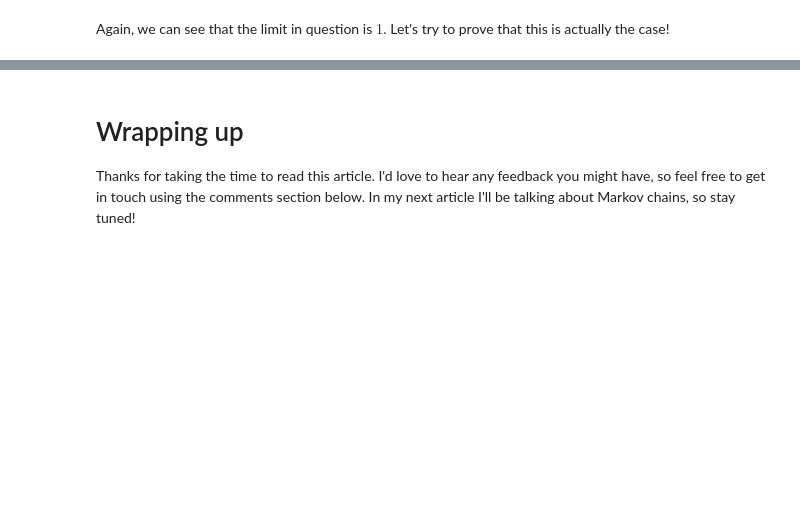
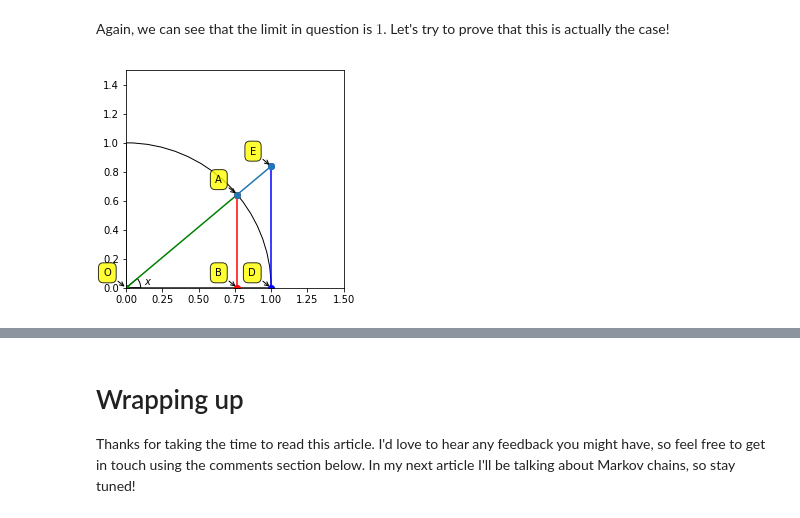
Before and after one commit to ramiruhayel/jupyter-notebooks, a Jupyter notebook: derivative-sin-function/index.ipynb, the cells around one changed output, grey strips where cells are left out. Drawn from its saved outputs; the diff is of its cells as text; code cells hidden in the pictures; blank space fills up the shorter version.

```diff
--- a/derivative-sin-function/index.ipynb
+++ b/derivative-sin-function/index.ipynb
@@ -138,39 +149,35 @@ ax1.text(0.12,0.025,'$x$')
 #Circle
 ax1.add_patch(
     patches.Wedge(
         (0., 0.),     # (x,y)
         1,            # radius
         0,             # theta1 (in degrees)
         90,             # theta2
         fill=False      # remove background
 
     ))
 ax1.set_xlim([0, 1.5])
 ax1.set_ylim([0, 1.5])
 #OA
 x3, y3 = [0.0, np.cos(x_rad)], [0.0,np.sin(x_rad)]
 plt.plot(x3,y3,color='g',marker='o')
 #ED
 x2, y2 = [1.0, 1.0], [0.0,np.tan(x_rad)]
 plt.plot(x2, y2, color='b',marker='o')
 #AB
 x0, y0 = [np.cos(x_rad), np.cos(x_rad)], [0.0,np.sin(x_rad)]
 plt.plot(x0, y0, color='r',marker='o')
 #AE
 x1, y1 = [np.cos(x_rad), 1.0], [np.sin(x_rad), np.tan(x_rad)]
 plt.plot(x1, y1, marker = 'o')
 #Labels
 labelPoint('B',x0[0],y0[0])
 labelPoint('A',x0[1],y0[1])
 labelPoint('E',x1[1],y1[1])
 labelPoint('D',x2[0],y2[0])
 labelPoint('O',0,0)
-
-#Enable equation numbering (required in cell below)
-%%javascript
-MathJax.Hub.Config({
-    TeX: { equationNumbers: { autoNumber: "AMS" } }
-});
+# %% [output]
+[figure, added]
 # %% [markdown]
 
 $\newcommand\ddfrac[2]{\frac{\displaystyle #1}{\displaystyle #2}}$
```
Also changed, not shown: parts of 4 cells of this notebook.
